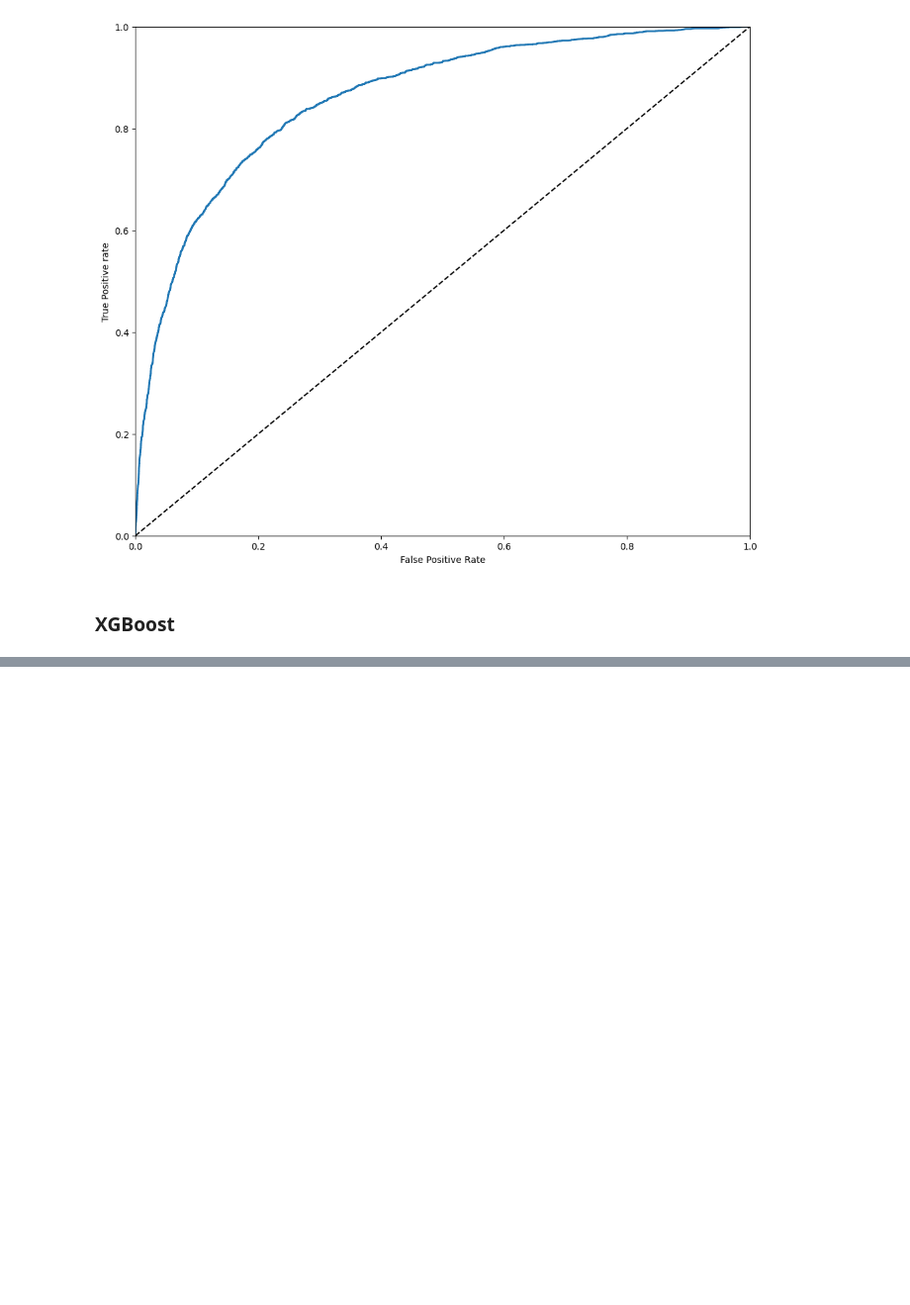
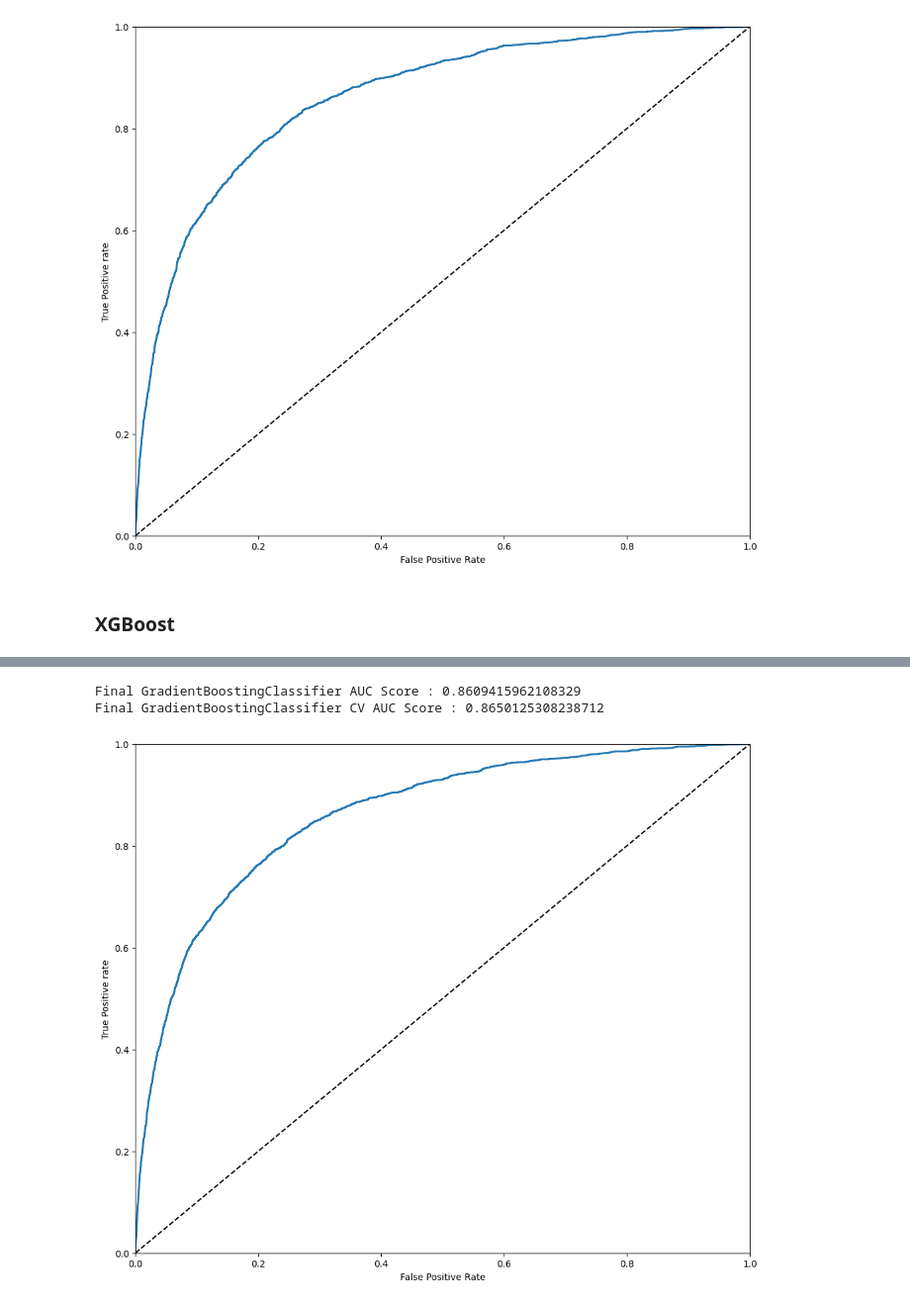
Before and after one commit to okim1227/Give-Me-Some-Credit, a Jupyter notebook: notebooks/p2_competition.ipynb, the cells around one changed output, grey strips where cells are left out. Shown at 99% size. Saved outputs shown, nothing was run; the diff lists cells and outputs as text; code cells hidden in the pictures; blank space fills up the shorter version.

Commit message:
Model comparison, final GBC model for submission

```diff
--- a/notebooks/p2_competition.ipynb
+++ b/notebooks/p2_competition.ipynb
@@ -272,0 +286,17 @@ XGBClassifier CV AUC Score : 0.8621137867082636
+# %%
+gbc_submission = GradientBoostingClassifier(n_estimators=200, learning_rate=0.05 ,max_depth=4,  random_state=42)
+gbc_submission.fit(X_train,Y_train)
+
+gbc_submission_pred = gbc_submission.predict_proba(X_test)[:,1]
+fpr, tpr, _ = roc_curve(Y_test, gbc_submission_pred)
+
+gbc_submission_roc_auc = auc(fpr,tpr)
+gbc_submission_cv_roc_auc = cross_val_score(gbc_submission, X_train, Y_train, scoring='roc_auc', cv=10).mean()
+
+print ('Final GradientBoostingClassifier AUC Score :', gbc_submission_roc_auc)
+print('Final GradientBoostingClassifier CV AUC Score :', gbc_submission_cv_roc_auc)
+plot_roc_curve(fpr,tpr)
+# %% [output]
+Final GradientBoostingClassifier AUC Score : 0.8609415962108329
+Final GradientBoostingClassifier CV AUC Score : 0.8650125308238712
+[figure, added]
```
Also changed, not shown: parts of 15 cells of this notebook, 2 other files.
